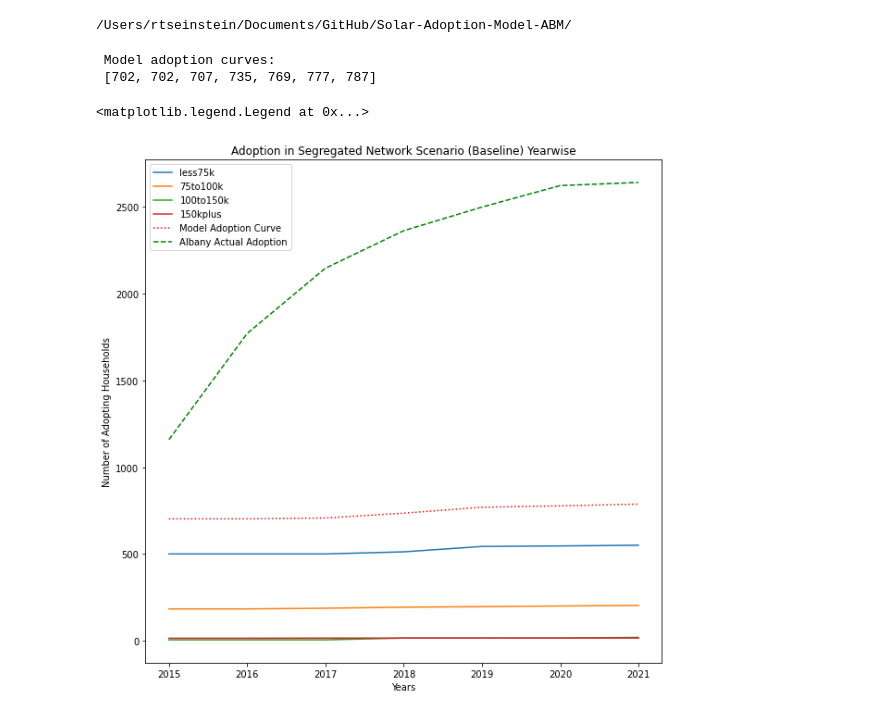
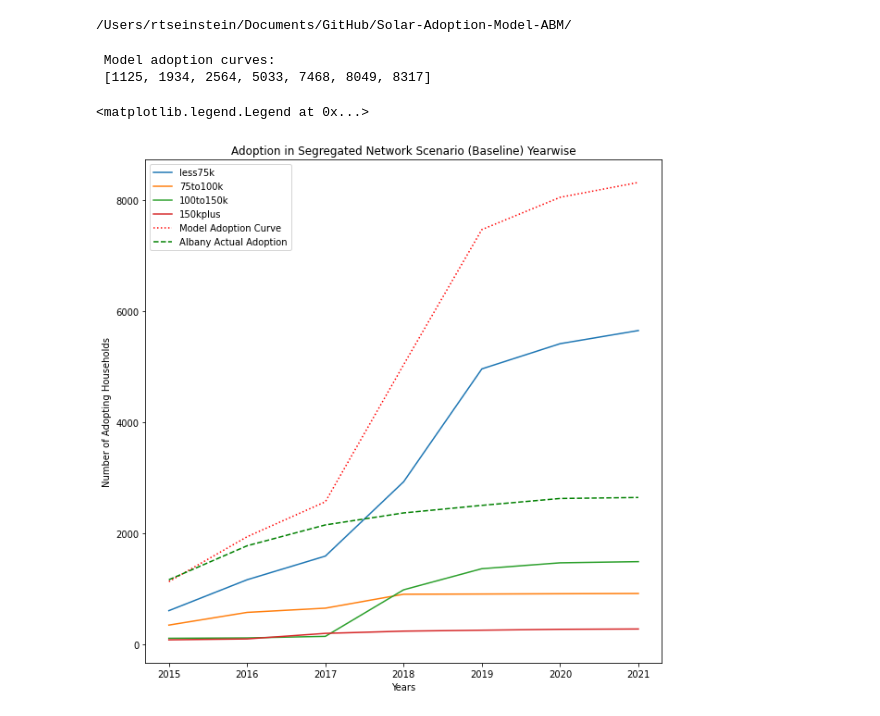
Before and after one commit to aarsundaram/Solar-Adoption-Model-ABM, a Jupyter notebook: notebook/results.ipynb, the cells around one changed output. Cells and saved outputs as stored; diff of their text form; code cells hidden in the pictures.

Commit message:
calibrated thresholds for segregated

```diff
--- a/notebook/results.ipynb
+++ b/notebook/results.ipynb
@@ -35,7 +35,7 @@ actual_adoptioncurve = [1159,1771,2147,2363,2499,2623,2641]
 /Users/rtseinstein/Documents/GitHub/Solar-Adoption-Model-ABM/
 # %%
 # concatenating all generated inputs into 1 big file
-files = glob.glob(rootpath+'/experiment/segregated/baseline/*.csv')
+files = glob.glob(rootpath+'/experiment/segregated/mu02/*.csv')
 sample = pd.read_csv(files[0])
 
 merged_file=pd.DataFrame(columns=sample.columns)
@@ -57,32 +57,32 @@ for i in range(1,8):
 print('\n Model adoption curves:\n',adoption_numbers)
 
 ## get adoption numbers per income group
 incomegroups={'less75k':[],'75to100k':[],'100to150k':[],'150kplus':[]}
 
 for i in range(1,8): #timesteps
     t= merged_file.loc[merged_file['timestep']==i]
     t= t.loc[t['adoption_status']==1]
     t['income']= t['case_id'].map(incomemap)
     t = t.drop_duplicates(subset=['case_id'])
     a = t.groupby('income')['case_id'].count().to_dict()
     for k in a.keys():
         incomegroups[k].append(a[k])
 
 
 #plotting
 fig,ax = plt.subplots(figsize=(10,10))
 timesteps= [2015,2016,2017,2018,2019,2020,2021]
 for income in incomegroups.keys():
     plt.plot(timesteps,incomegroups[income],label=income)
 
 plt.plot(timesteps,adoption_numbers,label='Model Adoption Curve',color='red',linestyle='dotted')
 plt.plot(timesteps,actual_adoptioncurve,label='Albany Actual Adoption',color='green',linestyle='dashed')
 plt.title('Adoption in Segregated Network Scenario (Baseline) Yearwise')
 plt.xlabel('Years')
 plt.ylabel('Number of Adopting Households')
 plt.legend()
 # %% [output]
  Model adoption curves:
- [702, 702, 707, 735, 769, 777, 787]
+ [1125, 1934, 2564, 5033, 7468, 8049, 8317]
 <matplotlib.legend.Legend at 0x...>
-[figure, old version]
+[figure, new version]
```
Also changed, not shown: parts of 3 cells of this notebook, 6 other files.
